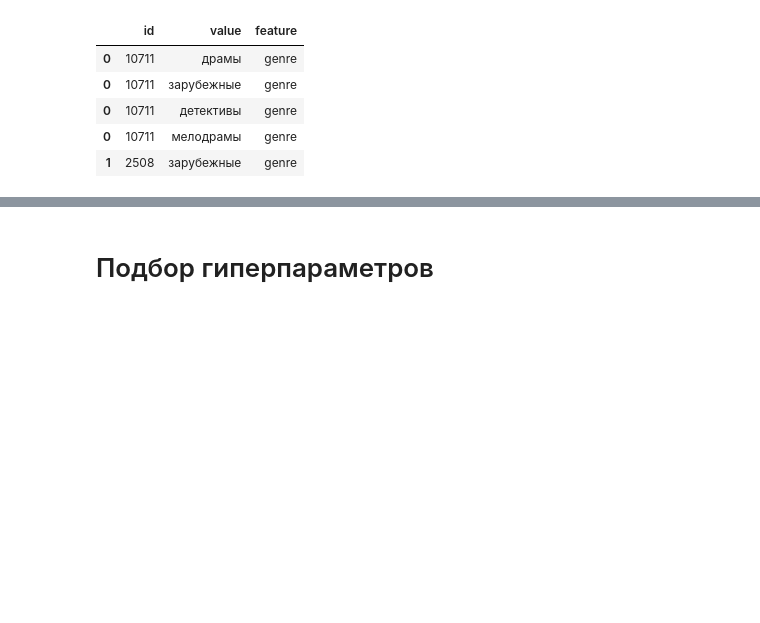
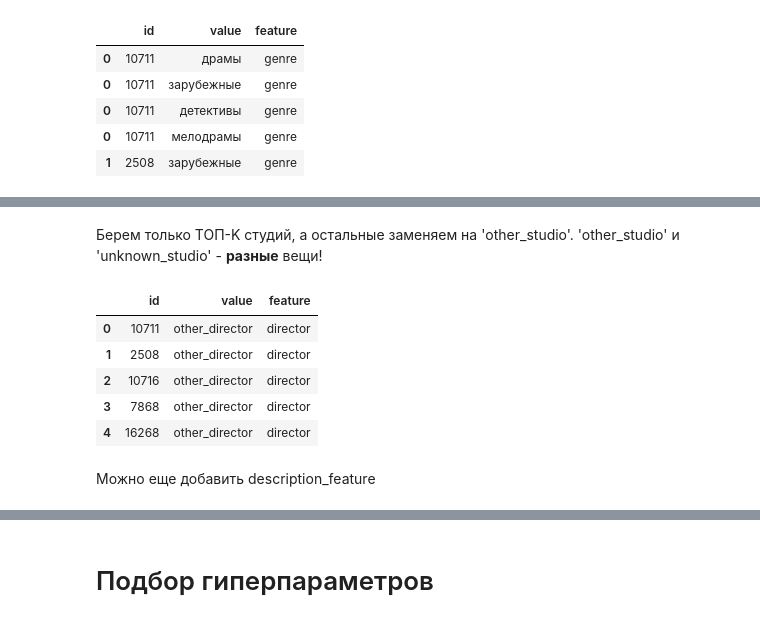
Before and after one commit to MRossa157/movie-recsys-ml-development, a Jupyter notebook: src/sandbox/kion_models.ipynb, the cells around one changed output, grey strips where cells are left out. Saved outputs shown, nothing was run; the diff lists cells and outputs as text; code cells hidden in the pictures; blank space fills up the shorter version.

```diff
--- a/src/sandbox/kion_models.ipynb
+++ b/src/sandbox/kion_models.ipynb
@@ -101,12 +109,9 @@ items.fillna('Unknown', inplace=True)
 items = items.loc[items[Columns.Item].isin(train[Columns.Item])].copy()
 # %%
 items['genre'] = (
-    items['genres']
-    .str.lower()
-    .str.replace(', ', ',', regex=False)
-    .str.split(',')
+    items['genres'].str.replace(', ', ',', regex=False).str.split(',')
 )
-genre_feature = items[['item_id', 'genre']].explode('genre')
+genre_feature = items[[Columns.Item, 'genre']].explode('genre')
 genre_feature.columns = ['id', 'value']
 genre_feature['feature'] = 'genre'
 genre_feature.head()
@@ -127,0 +159,19 @@ countries_feature['feature'] = 'countries'
+# %% [markdown]
+Берем только ТОП-K студий, а остальные заменяем на 'other_studio'. 'other_studio' и 'unknown_studio' - **разные** вещи!
+# %%
+def replace_rare_studios(studio_list):
+    return [
+        studio if studio in top_studios else 'other_studio'
+        for studio in studio_list
+    ]
+
+
+items['studio'] = items['studios'].str.split(r',\s*')
+top_studios = (
+    items['studio']
+    .explode()
+    .value_counts()
+    .head(ItemsFeatureTopKConfig.STUDIOS_TOP_K)
+    .index
+)
+items['studio'] = items['studio'].apply(replace_rare_studios)
@@ -128 +198,15 @@ countries_feature['feature'] = 'countries'
+# %%
+directors_feature = items[[Columns.Item, 'director']].explode('director')
+directors_feature.columns = ['id', 'value']
+directors_feature['feature'] = 'director'
+directors_feature.head()
+# %% [output]
+|  | id | value | feature |
+| 0 | 10711 | other_director | director |
+| 1 | 2508 | other_director | director |
+| 2 | 10716 | other_director | director |
+| 3 | 7868 | other_director | director |
+| 4 | 16268 | other_director | director |
+# %% [markdown]
+Можно еще добавить description_feature
 # %%
```
Also changed, not shown: parts of 27 cells of this notebook, 2 other files.
